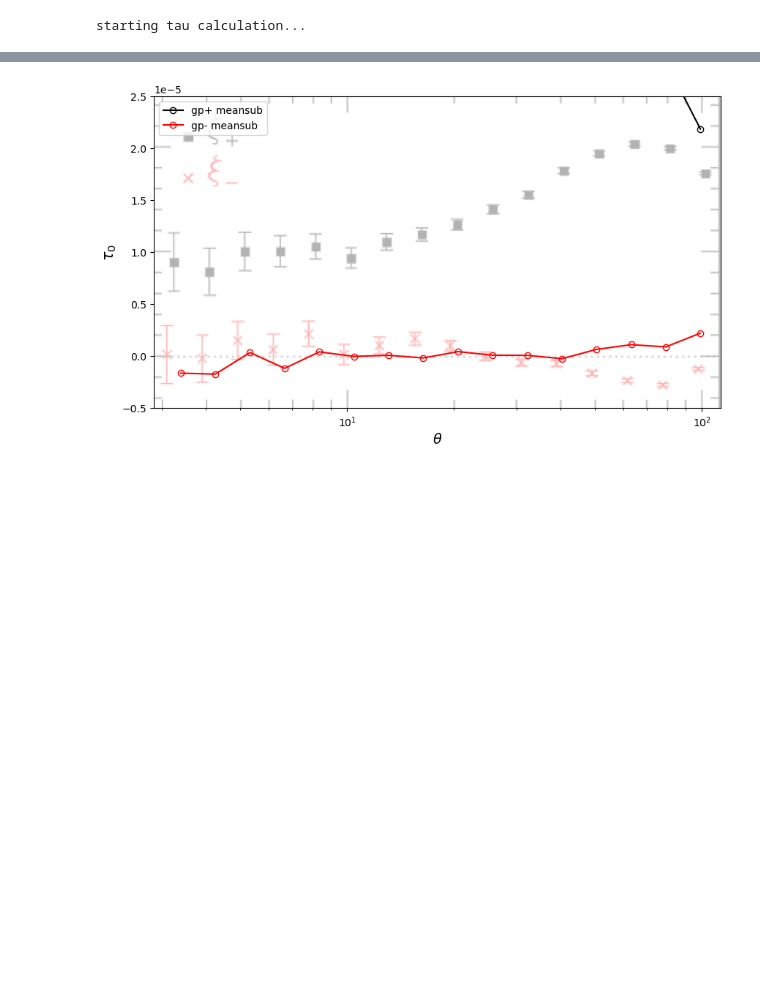
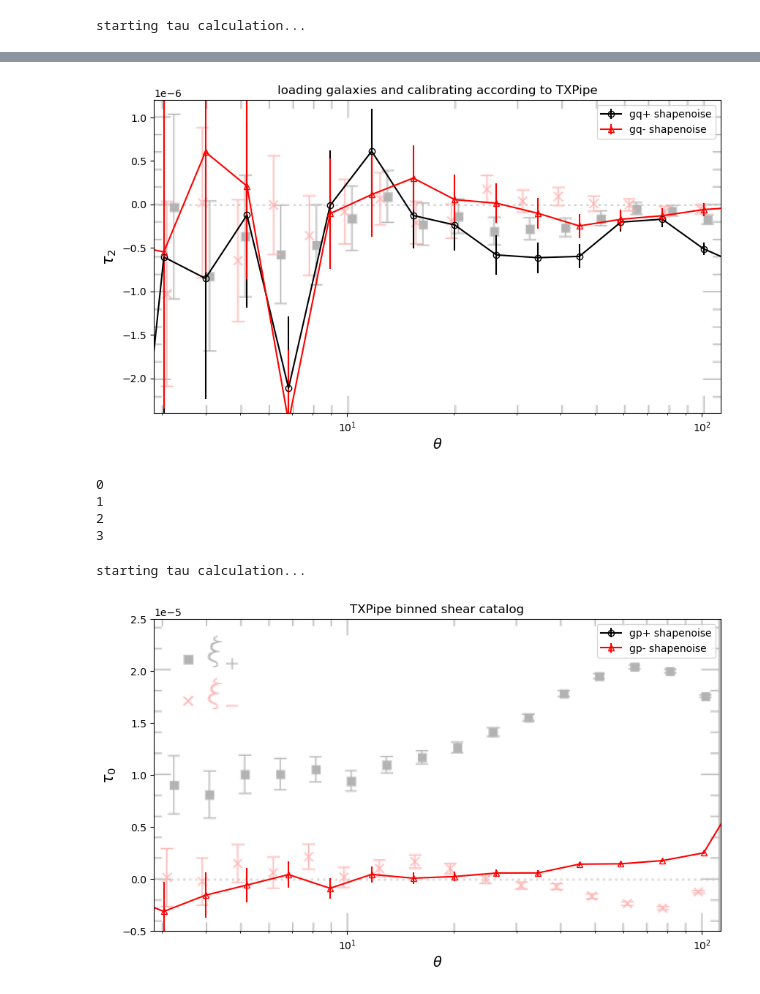
Before and after one commit to LSSTDESC/nulltests_txpipe, a Jupyter notebook: hscy1/TauStatsPaperComparison.ipynb, the cells around one changed output, grey strips where cells are left out. Saved outputs shown, nothing was run; the diff lists cells and outputs as text; code cells hidden in the pictures; blank space fills up the shorter version.

```diff
--- a/hscy1/TauStatsPaperComparison.ipynb
+++ b/hscy1/TauStatsPaperComparison.ipynb
@@ -207,0 +173,33 @@ starting tau calculation...
+# %%
+#set first axes
+import matplotlib.ticker as ticker
+
+fig = plt.figure(figsize=(10,10))
+img = plt.imread("Hamana2019/Xi_gq.png")
+
+ax = fig.add_subplot(1,1,1)
+ax.imshow(img,  aspect='equal',alpha=0.3)
+plt.axis('off')
+
+#create second axes
+newax = fig.add_axes(ax.get_position(), frameon=True)
+newax.patch.set_alpha(0.0)
+newax.set_xlim((2.85,113))
+
+newax.set_ylim((-2.4e-6,1.2e-6))
+newax.set_xlabel(r'$\theta\ [{\rm arcmin}]$',size=14)
+newax.set_ylabel(r'$\tau_{0+}$',size=15)
+newax.set_xscale('log')
+#Change formatting of xticks
+newax.xaxis.set_minor_formatter(ticker.FormatStrFormatter('%.1f'))
+nbins=16
+plt.errorbar(tht_,c2p_,c2vsnp_,marker='o',mfc='None',color='black',label='gq+ shapenoise')
+plt.errorbar(tht_,c2m_,c2vsnm_,marker='^',mfc='None',color='red',label='gq- shapenoise')
+plt.title('loading galaxies and calibrating according to TXPipe')
+plt.xscale('log')
+plt.ylabel(r'$\tau_2$')
+plt.xlabel(r'$\theta$')
+plt.legend()
+plt.show()
+# %% [output]
+[figure, added]
@@ -208,3 +208,29 @@ starting tau calculation...
+# %%
+allgra = np.array([])
+allgdec= np.array([])
+allg1  = np.array([])
+allg2  = np.array([])
+allgw  = np.array([])
+
+for i in range(0,4):
+    print(i)
+    d = '../../TXPipe/data/hscy1/outputs/'
+    with h5py.File(d+'binned_shear_catalog.hdf5','r') as f:
+        g = f[f'shear/bin_{i}']
+        allgra  = np.concatenate([allgra, g['ra'] ])
+        allgdec = np.concatenate([allgdec,g['dec']])
+        allg1   = np.concatenate([allg1  ,g['g1'] ])
+        allg2   = np.concatenate([allg2  ,g['g2']])
+        allgw   = np.concatenate([allgw  ,g['weight'] ])
+# %% [output]
+0
+1
+2
+3
+# %%
+tht_1, c0p_1, c0m_1, c2p_1, c2m_1, c0vsnp_1, c0vsnm_1, c2vsnp_1, c2vsnm_1 = compute_all_tau(allgra, allgdec, [allg1,allg2], allgw, ra, dec, e_mod, de_psf)
+# %% [output]
+starting tau calculation...
 # %%
 # plot
 
@@ -227,17 +253,18 @@ newax.set_ylim((-0.5e-5,2.5e-5))
 newax.set_xlabel(r'$\theta\ [{\rm arcmin}]$',size=14)
 newax.set_ylabel(r'$\tau_{0+}$',size=15)
 newax.set_xscale('log')
+
 #Change formatting of xticks
 newax.xaxis.set_minor_formatter(ticker.FormatStrFormatter('%.1f'))
 nbins=16
-plt.plot(tht,c0p,marker='o',mfc='None',color='black',label='gp+ meansub')
-plt.plot(tht,c0m,marker='o',mfc='None',color='red',label='gp- meansub')
-
+plt.errorbar(tht_1,c0p_1,c0vsnp_1,marker='o',mfc='None',color='black',label='gp+ shapenoise')
+plt.errorbar(tht_1,c0m_1,c0vsnm_1,marker='^',mfc='None',color='red',label='gp- shapenoise')
+plt.title('TXPipe binned shear catalog')
 plt.xscale('log')
 plt.ylabel(r'$\tau_0$')
 plt.xlabel(r'$\theta$')
 plt.legend()
 plt.show()
 # %% [output]
-[figure, old version]
+[figure, new version]
 # %%
```
Also changed, not shown: parts of 26 cells of this notebook.
